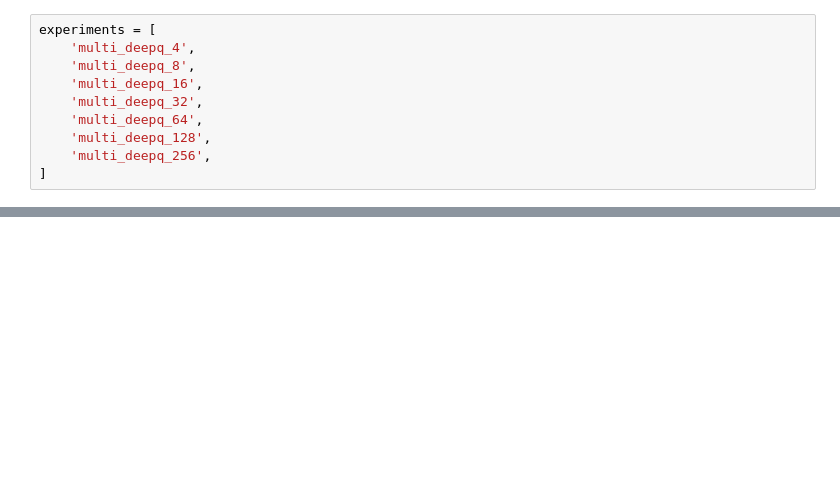
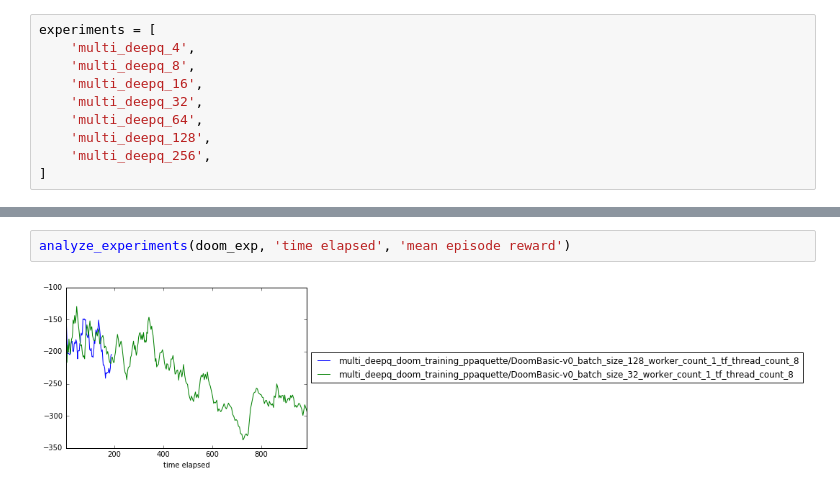
Before and after one commit to akashin/baselines, a Jupyter notebook: Analyze.ipynb, the cells around one changed output, grey strips where cells are left out. Cells and saved outputs as stored; diff of their text form; blank space fills up the shorter version.

```diff
--- a/Analyze.ipynb
+++ b/Analyze.ipynb
@@ -39,0 +60,4 @@ analyze_experiments(experiments, 'steps')
+# %%
+analyze_experiments(doom_exp, 'time elapsed', 'mean episode reward')
+# %% [output]
+[figure, added]
```
Also changed, not shown: parts of 8 cells of this notebook, 2 other files.
